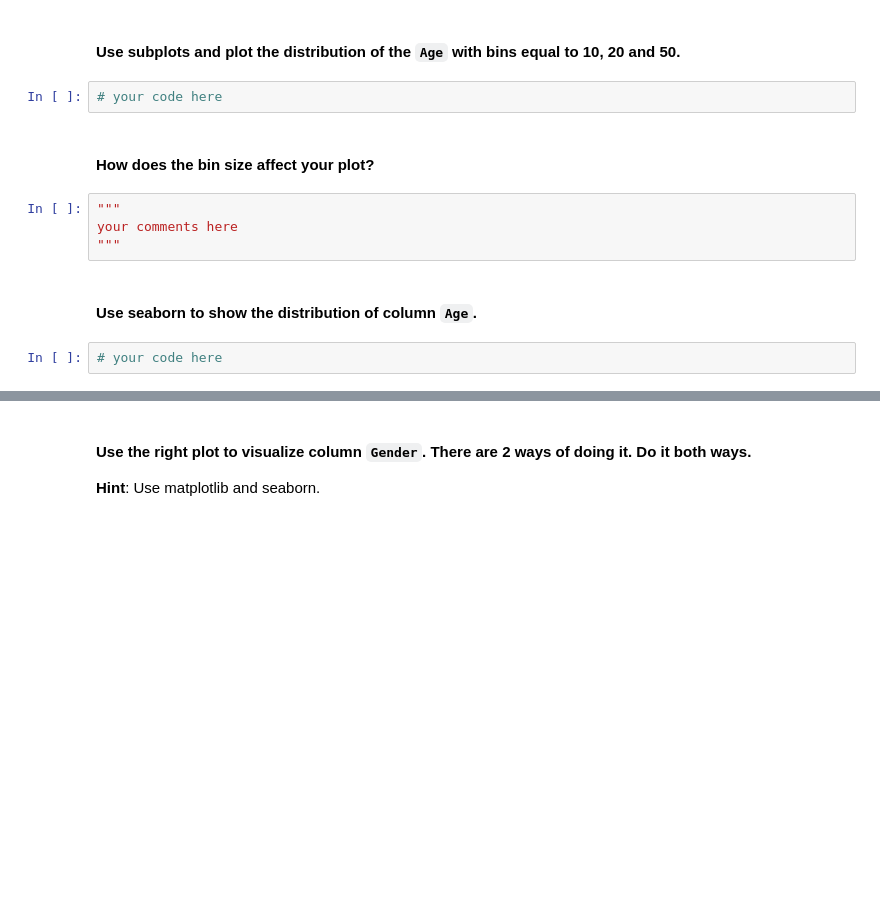
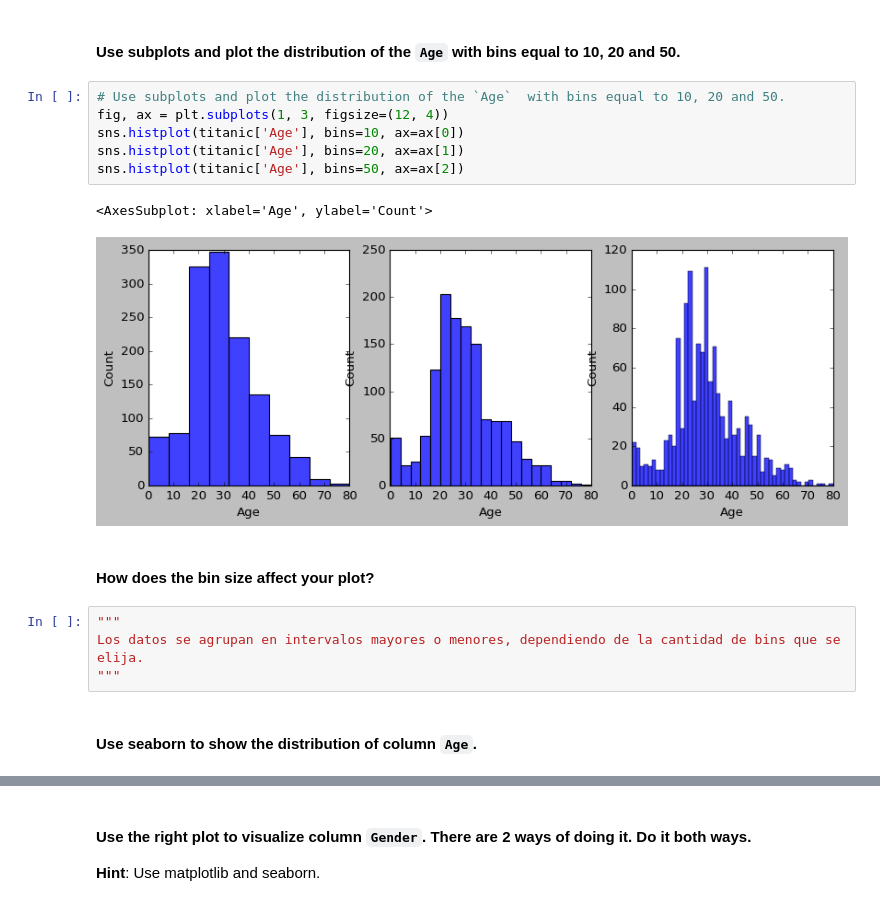
Before and after one commit to GonzaloGmv/lab_matplotlib_seaborn, a Jupyter notebook: Lab Matplotlib & Seaborn.ipynb, the cells around one changed output, grey strips where cells are left out. Saved outputs shown, nothing was run; the diff lists cells and outputs as text; blank space fills up the shorter version.

```diff
--- a/Lab Matplotlib & Seaborn.ipynb
+++ b/Lab Matplotlib & Seaborn.ipynb
@@ -90,14 +127,19 @@ plt.savefig("f2.jpg")
 # %% [markdown]
 #### Use subplots and plot the distribution of the `Age`  with bins equal to 10, 20 and 50.
-# %%
-# your code here
+# %%
+# Use subplots and plot the distribution of the `Age`  with bins equal to 10, 20 and 50.
+fig, ax = plt.subplots(1, 3, figsize=(12, 4))
+sns.histplot(titanic['Age'], bins=10, ax=ax[0])
+sns.histplot(titanic['Age'], bins=20, ax=ax[1])
+sns.histplot(titanic['Age'], bins=50, ax=ax[2])
+# %% [output]
+<AxesSubplot: xlabel='Age', ylabel='Count'>
+[figure, added]
 # %% [markdown]
 #### How does the bin size affect your plot?
-# %%
-"""
-your comments here
-"""
+# %%
+"""
+Los datos se agrupan en intervalos mayores o menores, dependiendo de la cantidad de bins que se elija.
+"""
 # %% [markdown]
 #### Use seaborn to show the distribution of column `Age`.
-# %%
-# your code here
```
Also changed, not shown: parts of 22 cells of this notebook, 5 other files.
